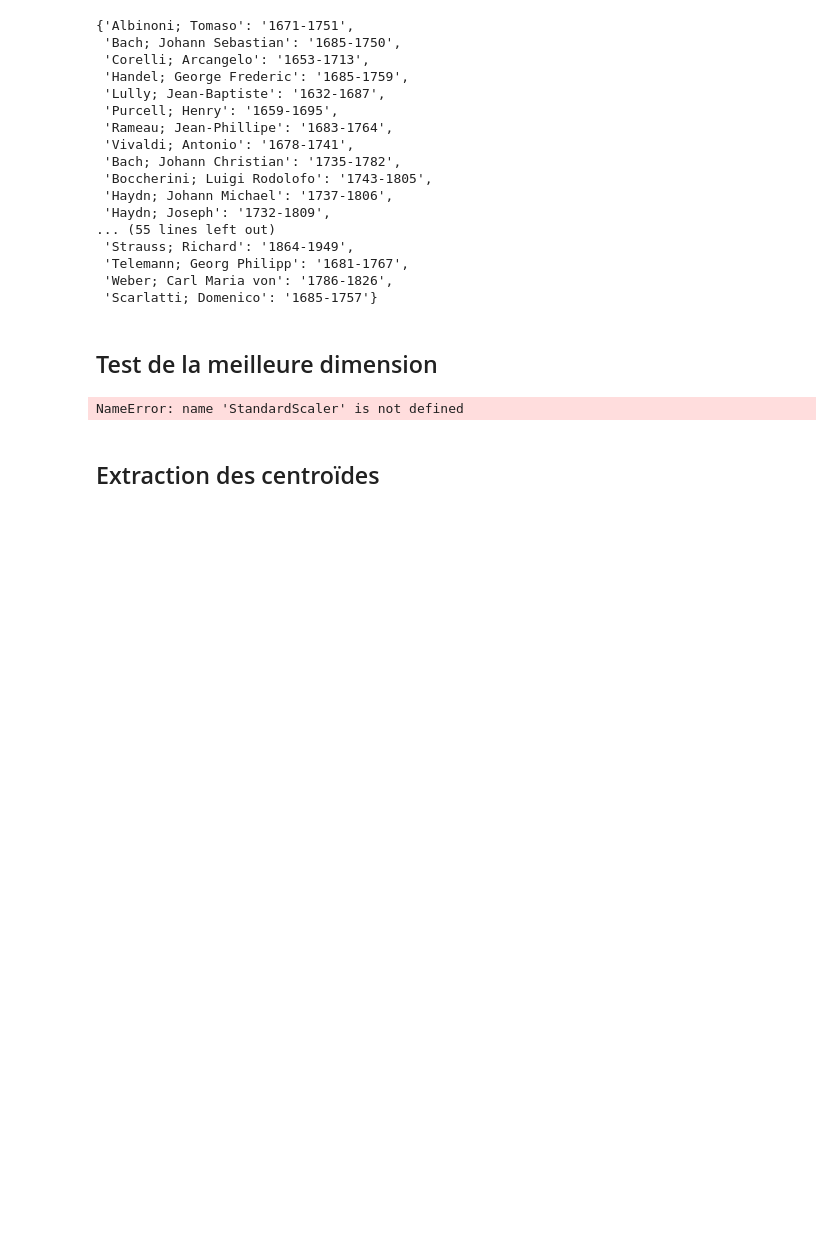
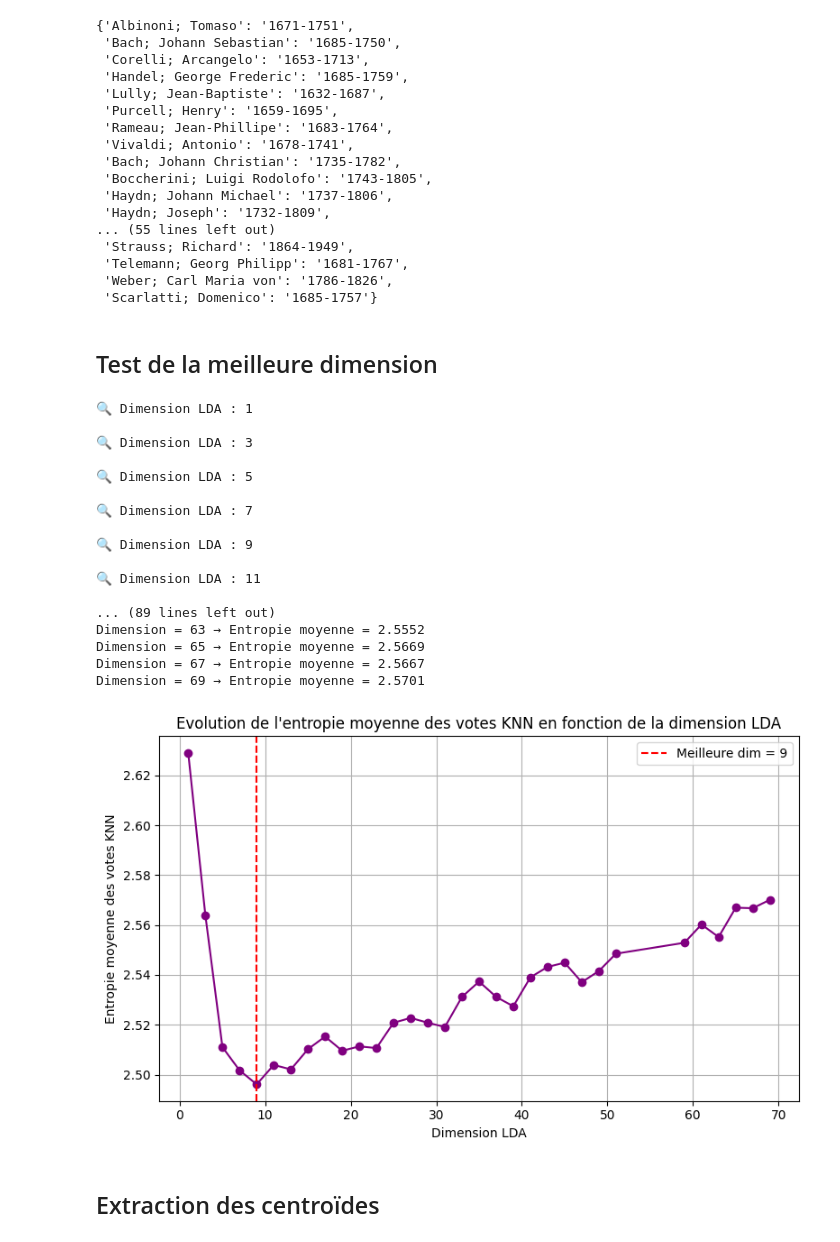
Before and after one commit to AugustinBouquillard/ClassicalGraph, a Jupyter notebook: exploitation_graphe.ipynb, the cells around one changed output. Drawn from its saved outputs; the diff is of its cells as text; code cells hidden in the pictures; blank space fills up the shorter version.

```diff
--- a/exploitation_graphe.ipynb
+++ b/exploitation_graphe.ipynb
@@ -180,7 +180,7 @@ y_encoded = le.fit_transform(y)
 class_names = le.classes_
 n_classes = len(class_names)
 max_lda_dim = n_classes - 1
-max_lda_dim = 5
+#max_lda_dim = 4
 
 # -------------------------------
 # 3. Paramètres
@@ -216,49 +216,71 @@ def neighbor_entropy(X_proj, y_labels, n_neighbors, class_count):
 # 5. Boucle sur les dimensions LDA
 scores_by_dim = []
 
-for dim in range(1, max_lda_dim + 1):
-    print(f"\n🔍 Dimension LDA : {dim}")
-    fold_entropies = []
+for dim in range(1, max_lda_dim+1,2):
+    try:
+        print(f"\n🔍 Dimension LDA : {dim}")
+        fold_entropies = []
 
-    for train_idx, test_idx in skf.split(X, y_encoded):
-        X_train, X_test = X_pca[train_idx], X_pca[test_idx]
-        y_train, y_test = y_encoded[train_idx], y_encoded[test_idx]
+        for train_idx, test_idx in skf.split(X, y_encoded):
+            X_train, X_test = X_pca[train_idx], X_pca[test_idx]
+            y_train, y_test = y_encoded[train_idx], y_encoded[test_idx]
 
-        lda = LinearDiscriminantAnalysis(n_components=dim, solver='eigen', shrinkage='auto')
-        X_train_lda = lda.fit_transform(X_train, y_train)
-        X_test_lda = lda.transform(X_test)
+            lda = LinearDiscriminantAnalysis(n_components=dim, solver='eigen', shrinkage='auto')
+            X_train_lda = lda.fit_transform(X_train, y_train)
+            X_test_lda = lda.transform(X_test)
 
-        # Calcul de l'entropie sur les points test (votes de leurs 4 voisins dans l'espace projeté)
-        fold_entropy = neighbor_entropy(X_test_lda, y_test, n_neighbors, n_classes)
-        fold_entropies.append(fold_entropy)
+            # Calcul de l'entropie sur les points test (votes de leurs 4 voisins dans l'espace projeté)
+            fold_entropy = neighbor_entropy(X_test_lda, y_test, n_neighbors, n_classes)
+            fold_entropies.append(fold_entropy)
 
-    mean_entropy = np.mean(fold_entropies)
-    scores_by_dim.append((dim, mean_entropy))
+        mean_entropy = np.mean(fold_entropies)
+        scores_by_dim.append((dim, mean_entropy))
+    except:
+        continue
+
 
 # -------------------------------
 # 6. Résultat
 best_dim, best_entropy = min(scores_by_dim, key=lambda x: x[1])
 print(f"\n✅ Meilleure dimension LDA : {best_dim} (entropie moyenne = {best_entropy:.4f})")
 
 print("\nDétail des scores par dimension LDA :")
 for dim, ent in scores_by_dim:
     print(f"Dimension = {dim:2d} → Entropie moyenne = {ent:.4f}")
 
 # -------------------------------
 # 7. Visualisation
 dims, entropies = zip(*scores_by_dim)
 plt.figure(figsize=(8, 5))
 plt.plot(dims, entropies, marker='o', color='purple')
 plt.axvline(best_dim, color='red', linestyle='--', label=f"Meilleure dim = {best_dim}")
 plt.xlabel('Dimension LDA')
 plt.ylabel('Entropie moyenne des votes KNN')
-plt.title('Optimisation de la dimension LDA (vote à 4 voisins)')
+plt.title("Evolution de l'entropie moyenne des votes KNN en fonction de la dimension LDA")
+plt.axvline(best_dim, color='red', linestyle='--')
 plt.legend()
 plt.grid(True)
 plt.tight_layout()
 plt.show()
 # %% [output]
-NameError: name 'StandardScaler' is not defined
+🔍 Dimension LDA : 1
+
+🔍 Dimension LDA : 3
+
+🔍 Dimension LDA : 5
+
+🔍 Dimension LDA : 7
+
+🔍 Dimension LDA : 9
+
+🔍 Dimension LDA : 11
+
+... (89 lines left out)
+Dimension = 63 → Entropie moyenne = 2.5552
+Dimension = 65 → Entropie moyenne = 2.5669
+Dimension = 67 → Entropie moyenne = 2.5667
+Dimension = 69 → Entropie moyenne = 2.5701
+[figure, added]
 # %% [markdown]
 ## Extraction des centroïdes
 # %%
```
Also changed, not shown: parts of 5 cells of this notebook, 3 other files.
